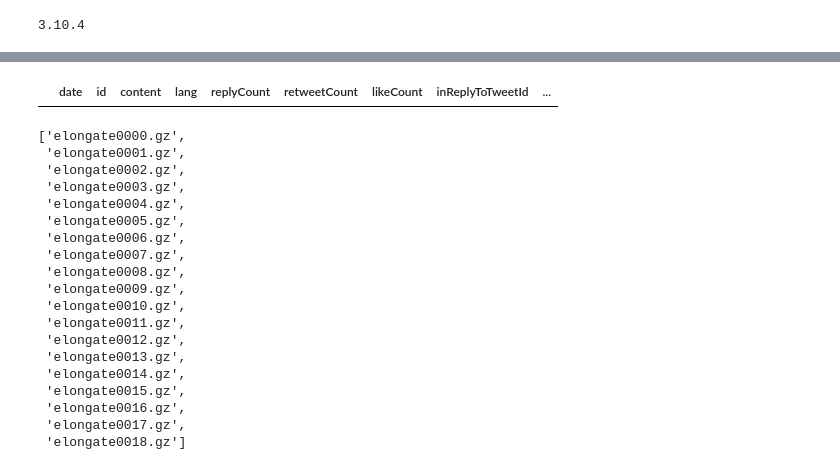
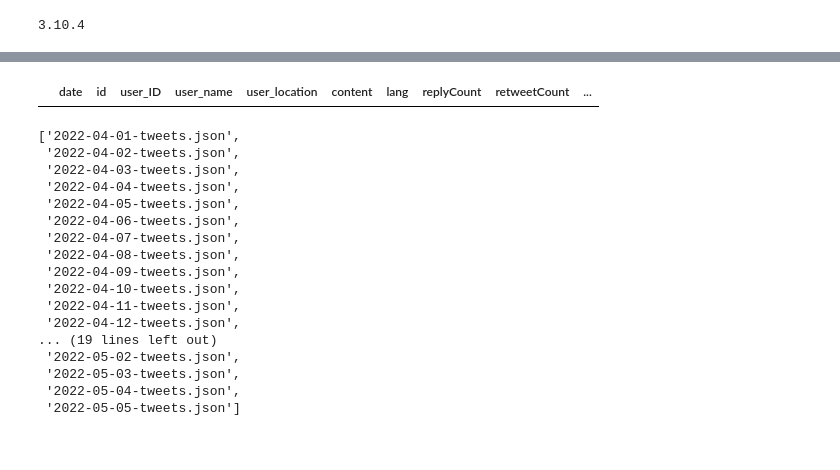
Before and after one commit to SmilodonCub/DATA620, a Jupyter notebook: Final_Project/Elongate_snscrape.ipynb, the cells around one changed output, grey strips where cells are left out. Saved outputs shown, nothing was run; the diff lists cells and outputs as text; code cells hidden in the pictures.

Commit message:
cleaned scraper notebook and added soe visualizations

```diff
--- a/Final_Project/Elongate_snscrape.ipynb
+++ b/Final_Project/Elongate_snscrape.ipynb
@@ -77,34 +141,38 @@ memory usage: 5.7+ MB
 # %%
-# an empty df with columns
-columns = ['date', 'id', 'user', 'content', 'lang', 'replyCount', 'retweetCount',
+# the fields we will pull from the original raw scrape result
+snscols  = ['date', 'id', 'user', 'content', 'lang', 'replyCount', 'retweetCount',
            'likeCount', 'inReplyToTweetId', 'inReplyToUser', 'mentionedUsers']
-df = pd.DataFrame(columns=columns)
+# the fields our preprocessed dataframe will hold
+datacols = ['date', 'id', 'user_ID', 'user_name', 'user_location', 'content', 'lang', 'replyCount', 'retweetCount',
+           'likeCount', 'inReplyToTweetId', 'inReplyToUser_ID', 'inReplyToUser_name',
+           'mentionedUsers_ID', 'mentionedUsers_name']
+# initialize an empty dataframe with columns = 'datacols'
+df = pd.DataFrame(columns=datacols)
 df
 # %% [output]
-|  | date | id | content | lang | replyCount | retweetCount | likeCount | inReplyToTweetId | ... |
+|  | date | id | user_ID | user_name | user_location | content | lang | replyCount | retweetCount | ... |
 # %%
+# generate a list of all snscrape generated json files
 path = '/home/bonzilla/Documents/MSDS/DATA620/Final_Project'
 files = sorted( os.listdir(path) )
-files = [file for file in files if 'elongate' in file]
+files = [file for file in files if 'tweets.json' in file]
 files
 # %% [output]
-['elongate0000.gz',
- 'elongate0001.gz',
- 'elongate0002.gz',
- 'elongate0003.gz',
- 'elongate0004.gz',
- 'elongate0005.gz',
- 'elongate0006.gz',
- 'elongate0007.gz',
- 'elongate0008.gz',
- 'elongate0009.gz',
- 'elongate0010.gz',
- 'elongate0011.gz',
- 'elongate0012.gz',
- 'elongate0013.gz',
- 'elongate0014.gz',
- 'elongate0015.gz',
- 'elongate0016.gz',
- 'elongate0017.gz',
- 'elongate0018.gz']
+['2022-04-01-tweets.json',
+ '2022-04-02-tweets.json',
+ '2022-04-03-tweets.json',
+ '2022-04-04-tweets.json',
+ '2022-04-05-tweets.json',
+ '2022-04-06-tweets.json',
+ '2022-04-07-tweets.json',
+ '2022-04-08-tweets.json',
+ '2022-04-09-tweets.json',
+ '2022-04-10-tweets.json',
+ '2022-04-11-tweets.json',
+ '2022-04-12-tweets.json',
+... (19 lines left out)
+ '2022-05-02-tweets.json',
+ '2022-05-03-tweets.json',
+ '2022-05-04-tweets.json',
+ '2022-05-05-tweets.json']
 # %%
```
Also changed, not shown: parts of 25 cells of this notebook.
